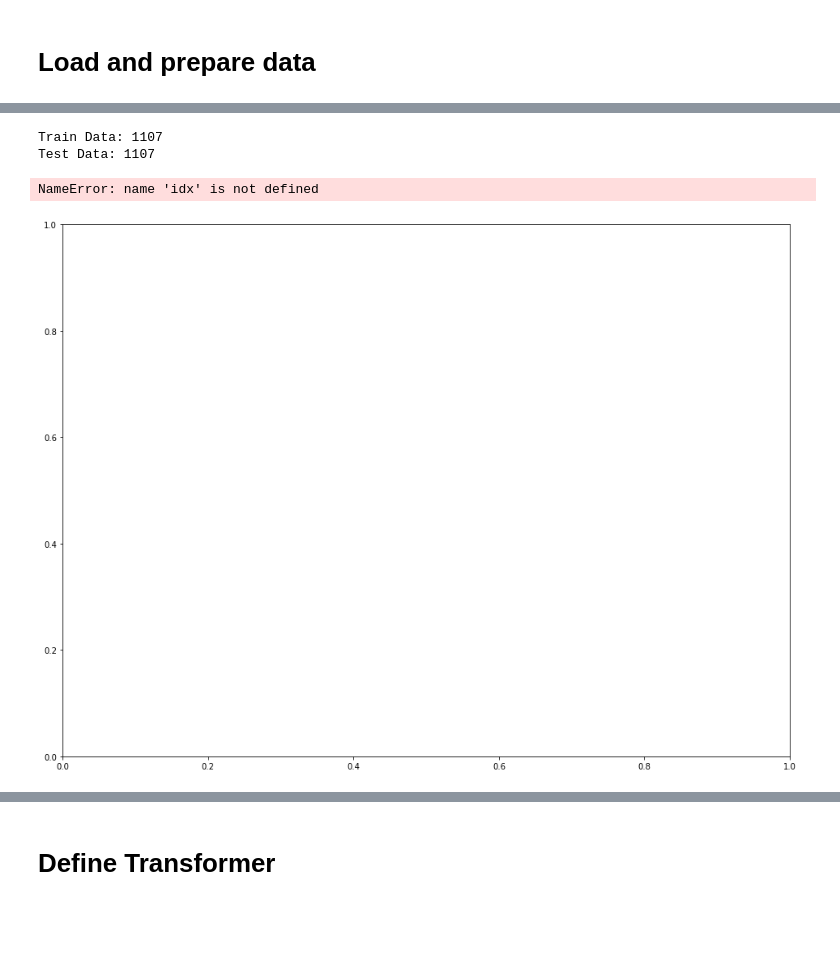
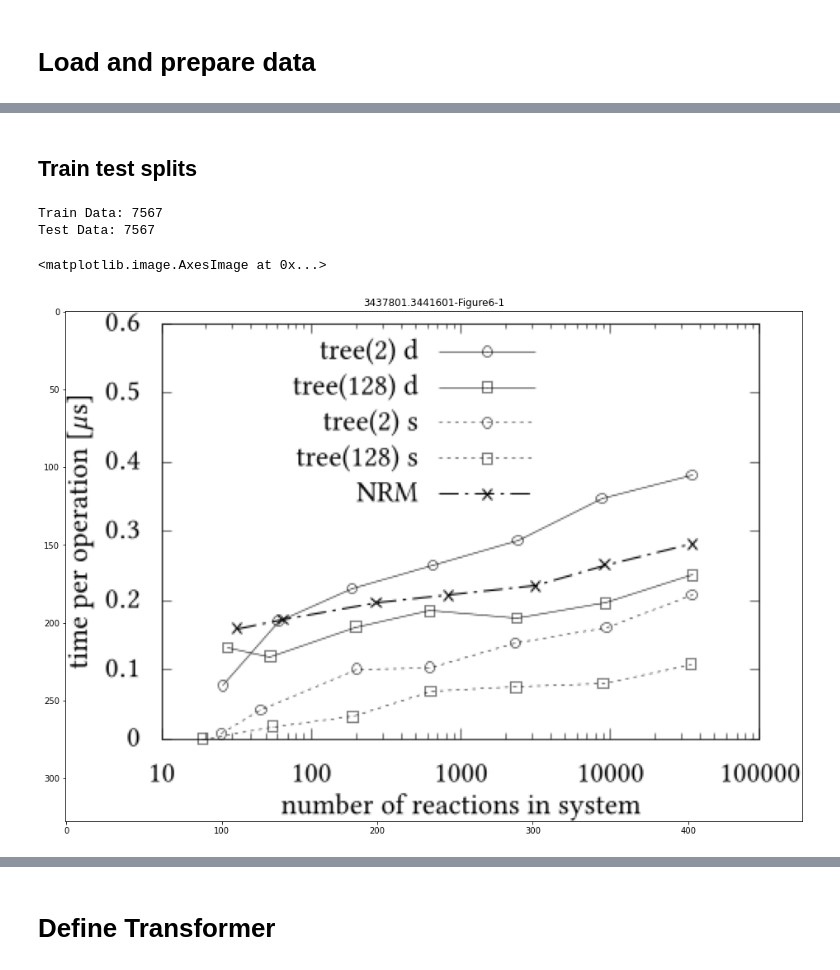
Before and after one commit to rdverse/ReproMultiModal, a Jupyter notebook: model/modeling.ipynb, the cells around one changed output, grey strips where cells are left out. Saved outputs shown, nothing was run; the diff lists cells and outputs as text; code cells hidden in the pictures; blank space fills up the shorter version.

```diff
--- a/model/modeling.ipynb
+++ b/model/modeling.ipynb
@@ -85,4 +73,6 @@ device = 'cuda'
 # %%
 PATH = "../reproducibility/acm_full_pdfs/pdfs_to_imgs/"
 #%mkdir ../reproducibility/acm_full_pdfs/abstractImgs
+
 PATHabstract = "../reproducibility/acm_full_pdfs/abstractImgs/"
+PATHabstract = "../reproducibility/acm_full_pdfs/pdfs_figures/images/"
@@ -119 +122,3 @@ for imgP in glob.glob(os.path.join(PATH, "*_0*")):
+# %% [markdown]
+## Train test splits
 # %%
@@ -124,19 +129,19 @@ print(f"Train Data: {len(train_list)}")
 print(f"Test Data: {len(test_list)}")
 train_fileNames = [tl.strip(".png").split("/")[-1] for tl in train_list]
 # %% [output]
-Train Data: 1107
-Test Data: 1107
+Train Data: 7567
+Test Data: 7567
 # %%
 labels = train_fileNames
 # %%
 random_idx = np.random.randint(1, len(train_list), size=9)
 fig, axes = plt.subplots(1, 1, figsize=(16, 12))
-
+idx=111
 #for idx, ax in enumerate(axes):
 img = Image.open(train_list[idx])
 axes.set_title(labels[0])
 axes.imshow(img)
 # %% [output]
-NameError: name 'idx' is not defined
+<matplotlib.image.AxesImage at 0x...>
-[figure, old version]
+[figure, new version]
 # %%
```
Also changed, not shown: parts of 47 cells of this notebook.
